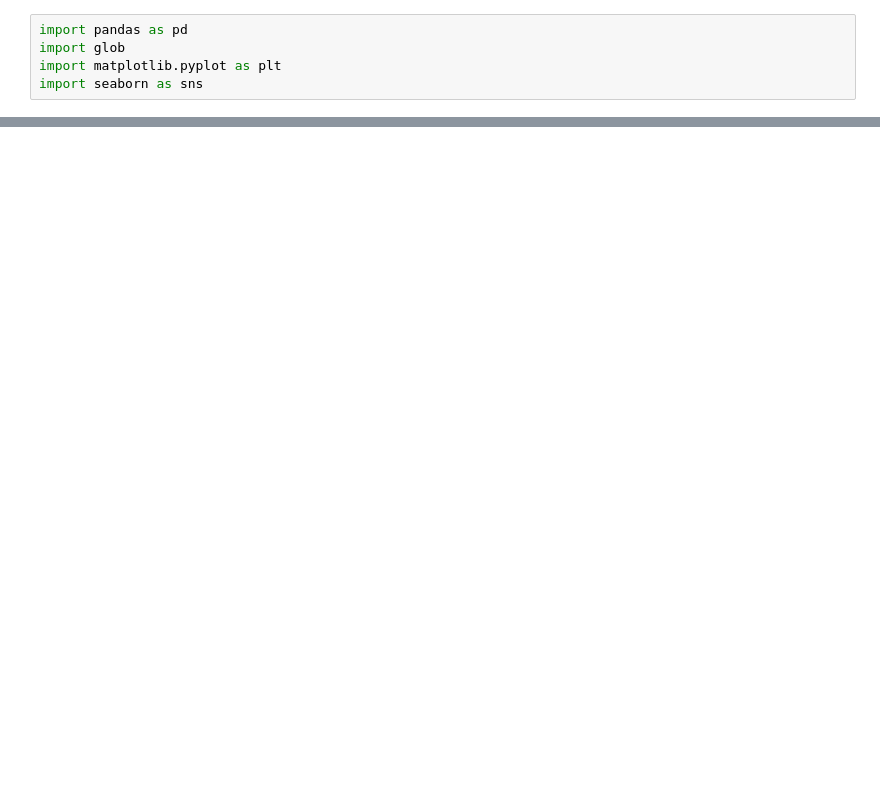
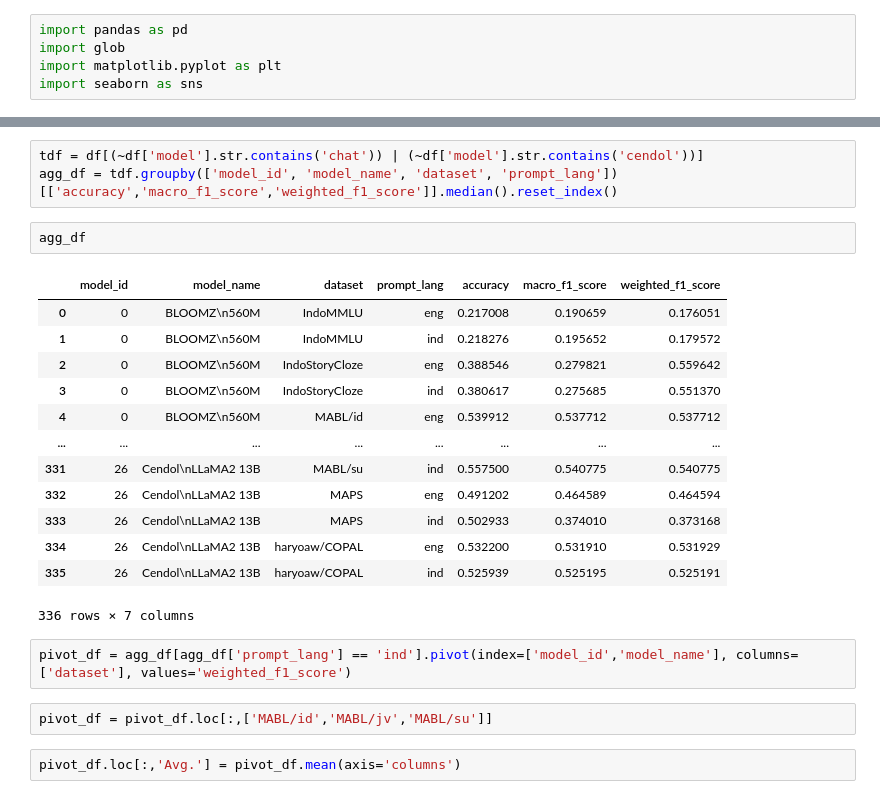
Before and after one commit to IndoNLP/cendol, a Jupyter notebook: evaluation/metrics_ext.ipynb, the cells around one changed output, grey strips where cells are left out. Cells and saved outputs as stored; diff of their text form; blank space fills up the shorter version.

```diff
--- a/evaluation/metrics_ext.ipynb
+++ b/evaluation/metrics_ext.ipynb
@@ -90,0 +166,25 @@ IndoMMLU
+# %%
+tdf = df[(~df['model'].str.contains('chat')) | (~df['model'].str.contains('cendol'))]
+agg_df = tdf.groupby(['model_id', 'model_name', 'dataset', 'prompt_lang'])[['accuracy','macro_f1_score','weighted_f1_score']].median().reset_index()
+# %%
+agg_df
+# %% [output]
+|  | model_id | model_name | dataset | prompt_lang | accuracy | macro_f1_score | weighted_f1_score |
+| 0 | 0 | BLOOMZ\n560M | IndoMMLU | eng | 0.217008 | 0.190659 | 0.176051 |
+| 1 | 0 | BLOOMZ\n560M | IndoMMLU | ind | 0.218276 | 0.195652 | 0.179572 |
+| 2 | 0 | BLOOMZ\n560M | IndoStoryCloze | eng | 0.388546 | 0.279821 | 0.559642 |
+| 3 | 0 | BLOOMZ\n560M | IndoStoryCloze | ind | 0.380617 | 0.275685 | 0.551370 |
+| 4 | 0 | BLOOMZ\n560M | MABL/id | eng | 0.539912 | 0.537712 | 0.537712 |
+| ... | ... | ... | ... | ... | ... | ... | ... |
+| 331 | 26 | Cendol\nLLaMA2 13B | MABL/su | ind | 0.557500 | 0.540775 | 0.540775 |
+| 332 | 26 | Cendol\nLLaMA2 13B | MAPS | eng | 0.491202 | 0.464589 | 0.464594 |
+| 333 | 26 | Cendol\nLLaMA2 13B | MAPS | ind | 0.502933 | 0.374010 | 0.373168 |
+| 334 | 26 | Cendol\nLLaMA2 13B | haryoaw/COPAL | eng | 0.532200 | 0.531910 | 0.531929 |
+| 335 | 26 | Cendol\nLLaMA2 13B | haryoaw/COPAL | ind | 0.525939 | 0.525195 | 0.525191 |
+336 rows × 7 columns
+# %%
+pivot_df = agg_df[agg_df['prompt_lang'] == 'ind'].pivot(index=['model_id','model_name'], columns=['dataset'], values='weighted_f1_score')
+# %%
+pivot_df = pivot_df.loc[:,['MABL/id','MABL/jv','MABL/su']]
+# %%
+pivot_df.loc[:,'Avg.'] = pivot_df.mean(axis='columns')
```
Also changed, not shown: parts of 7 cells of this notebook.
